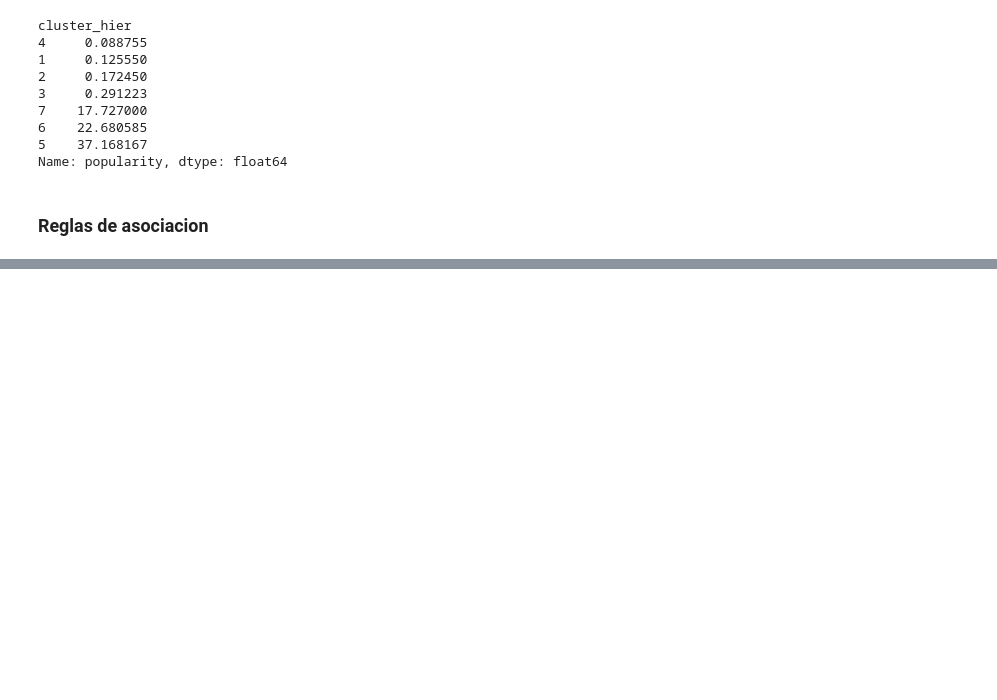
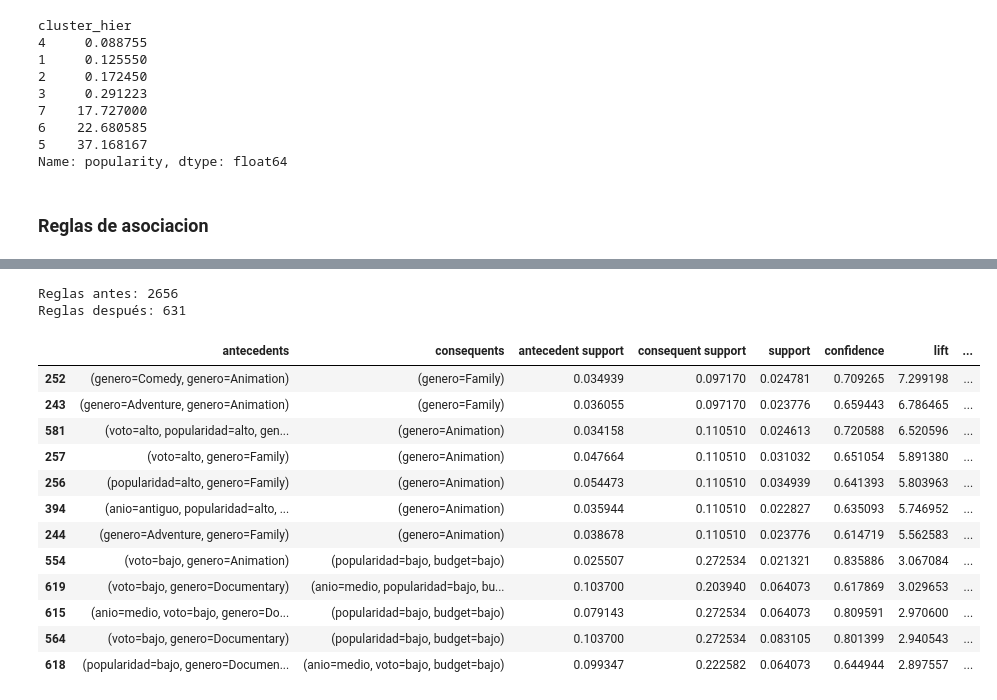
Before and after one commit to agabrielMej/laboratorio-2-clustering, a Jupyter notebook: notebooks/aprendizaje_no_supervisado.ipynb, the cells around one changed output, grey strips where cells are left out. Saved outputs shown, nothing was run; the diff lists cells and outputs as text; code cells hidden in the pictures; blank space fills up the shorter version.

```diff
--- a/notebooks/aprendizaje_no_supervisado.ipynb
+++ b/notebooks/aprendizaje_no_supervisado.ipynb
@@ -285,19 +285,19 @@ Name: popularity, dtype: float64
 # %% [markdown]
 ### Reglas de asociacion
 # %%
+def dividir_en_3_grupos(columna, etiquetas) :
+    columna = pd.to_numeric(columna, errors ='coerce')
 
-def discretizar_3_niveles_robusta(serie, etiquetas):
-    serie = pd.to_numeric(serie, errors='coerce')
-    q1 = serie.quantile(0.33)
-    q2 = serie.quantile(0.66)
+    limite1= columna.quantile(0.33  )
+    limite2= columna.quantile(0.66 )
 
+    if limite1 ==  limite2:
+        mediana = columna.quantile( 0.5)
 
-    if q1 == q2:
+        if mediana  == columna.min() or  mediana == columna.max():
+            return pd.Series([etiquetas[0]] *  len(columna), index=columna.index)
 
-        q = serie.quantile(0.5)
-        if q == serie.min() or q == serie.max():
-            return pd.Series([etiquetas[0]] * len(serie), index=serie.index)  # todo "bajo"
-        return pd.cut(serie, bins=[-np.inf, q, np.inf], labels=[etiquetas[0], etiquetas[-1]])
+        return pd.cut(  columna, bins=[-np.inf, mediana, np.inf],  labels=[etiquetas[0], etiquetas[-1]] )
 
-    return pd.cut(serie, bins=[-np.inf, q1, q2, np.inf], labels=etiquetas)
+    return pd.cut( columna, bins=[-np.inf, limite1, limite2, np.inf], labels=etiquetas )
 # %%
@@ -412,0 +429,30 @@ rules_05.sort_values(by="lift", ascending=False).head(10)
+# %%
+frecuencia_items= df_binario.mean( ).sort_values(ascending=False)
+
+items_demasiado_comunes= frecuencia_items[frecuencia_items > 0.70 ].index
+
+df_binario_filtrado= df_binario.drop(columns=items_demasiado_comunes )
+
+itemsets_filtrado= apriori(df_binario_filtrado, min_support=0.02, use_colnames= True)
+reglas_filtradas= association_rules(itemsets_filtrado, metric="confidence" , min_threshold = 0.6 )
+
+print("Reglas antes:", len(reglas_02 ))
+print("Reglas después:", len(reglas_filtradas ))
+
+reglas_filtradas.sort_values("lift", ascending=False).head(12 )
+# %% [output]
+Reglas antes: 2656
+Reglas después: 631
+|  | antecedents | consequents | antecedent support | consequent support | support | confidence | lift | ... |
+| 252 | (genero=Comedy, genero=Animation) | (genero=Family) | 0.034939 | 0.097170 | 0.024781 | 0.709265 | 7.299198 | ... |
+| 243 | (genero=Adventure, genero=Animation) | (genero=Family) | 0.036055 | 0.097170 | 0.023776 | 0.659443 | 6.786465 | ... |
+| 581 | (voto=alto, popularidad=alto, gen... | (genero=Animation) | 0.034158 | 0.110510 | 0.024613 | 0.720588 | 6.520596 | ... |
+| 257 | (voto=alto, genero=Family) | (genero=Animation) | 0.047664 | 0.110510 | 0.031032 | 0.651054 | 5.891380 | ... |
+| 256 | (popularidad=alto, genero=Family) | (genero=Animation) | 0.054473 | 0.110510 | 0.034939 | 0.641393 | 5.803963 | ... |
+| 394 | (anio=antiguo, popularidad=alto, ... | (genero=Animation) | 0.035944 | 0.110510 | 0.022827 | 0.635093 | 5.746952 | ... |
+| 244 | (genero=Adventure, genero=Family) | (genero=Animation) | 0.038678 | 0.110510 | 0.023776 | 0.614719 | 5.562583 | ... |
+| 554 | (voto=bajo, genero=Animation) | (popularidad=bajo, budget=bajo) | 0.025507 | 0.272534 | 0.021321 | 0.835886 | 3.067084 | ... |
+| 619 | (voto=bajo, genero=Documentary) | (anio=medio, popularidad=bajo, bu... | 0.103700 | 0.203940 | 0.064073 | 0.617869 | 3.029653 | ... |
+| 615 | (anio=medio, voto=bajo, genero=Do... | (popularidad=bajo, budget=bajo) | 0.079143 | 0.272534 | 0.064073 | 0.809591 | 2.970600 | ... |
+| 564 | (voto=bajo, genero=Documentary) | (popularidad=bajo, budget=bajo) | 0.103700 | 0.272534 | 0.083105 | 0.801399 | 2.940543 | ... |
+| 618 | (popularidad=bajo, genero=Documen... | (anio=medio, voto=bajo, budget=bajo) | 0.099347 | 0.222582 | 0.064073 | 0.644944 | 2.897557 | ... |
```
Also changed, not shown: parts of 7 cells of this notebook.
